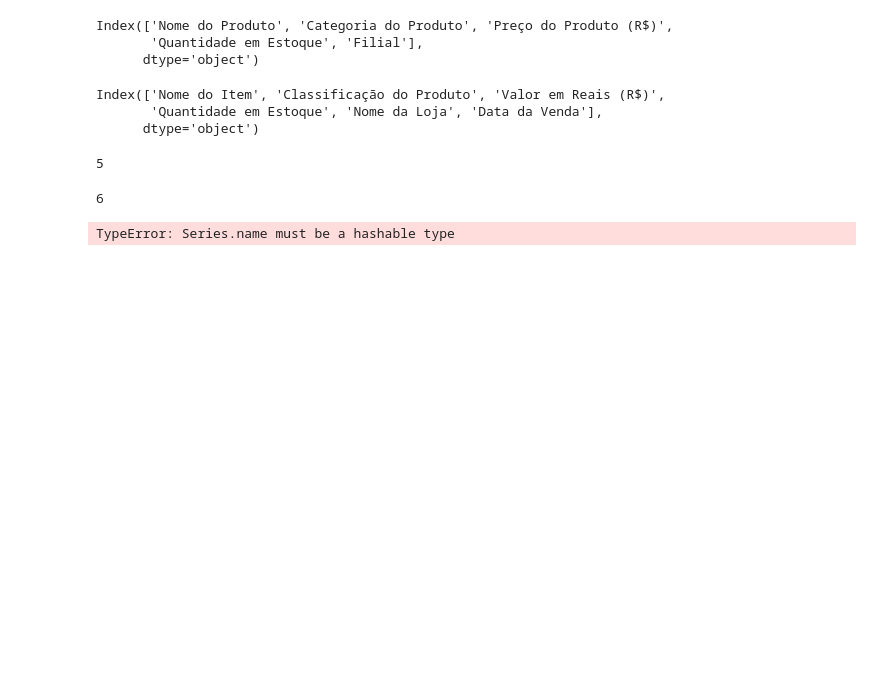
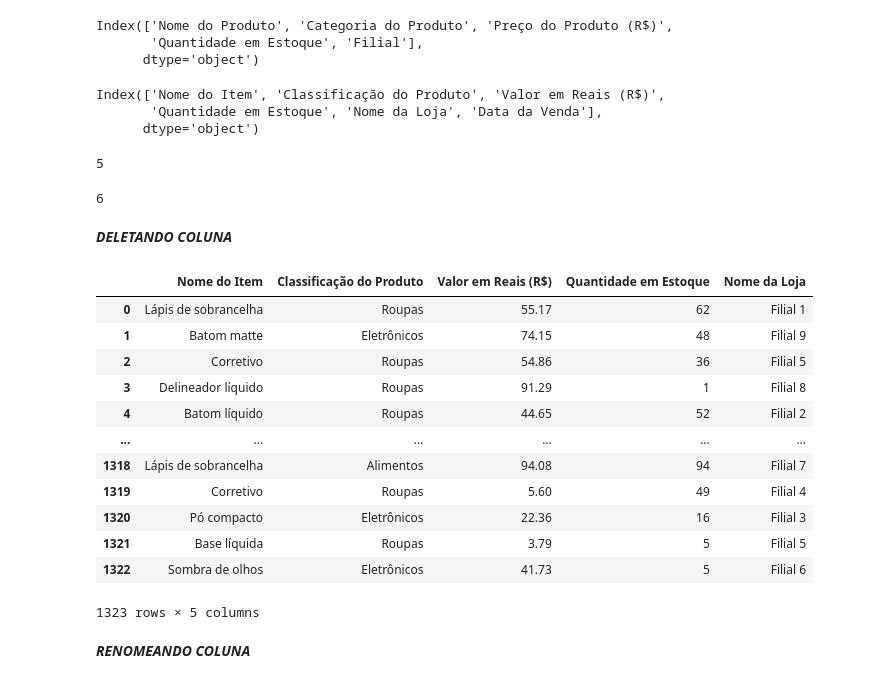
Before and after one commit to diego-ramos98/pipeline_dados, a Jupyter notebook: notebooks/exploracao.ipynb, the cells around one changed output. Cells and saved outputs as stored; diff of their text form; code cells hidden in the pictures; blank space fills up the shorter version.

```diff
--- a/notebooks/exploracao.ipynb
+++ b/notebooks/exploracao.ipynb
@@ -48,7 +50,25 @@ len(nome_colunas_json)
 len(nomes_colunas_csv)
 # %% [output]
 6
-# %%
-df_data_csv["Nome do Item"].rename(["Nome do Produto"])
-# %% [output]
-TypeError: Series.name must be a hashable type
+# %% [markdown]
+***DELETANDO COLUNA***
+# %%
+df_data_csv= df_data_csv.drop(columns=['Data da Venda'])
+# %%
+df_data_csv
+# %% [output]
+|  | Nome do Item | Classificação do Produto | Valor em Reais (R$) | Quantidade em Estoque | Nome da Loja |
+| 0 | Lápis de sobrancelha | Roupas | 55.17 | 62 | Filial 1 |
+| 1 | Batom matte | Eletrônicos | 74.15 | 48 | Filial 9 |
+| 2 | Corretivo | Roupas | 54.86 | 36 | Filial 5 |
+| 3 | Delineador líquido | Roupas | 91.29 | 1 | Filial 8 |
+| 4 | Batom líquido | Roupas | 44.65 | 52 | Filial 2 |
+| ... | ... | ... | ... | ... | ... |
+| 1318 | Lápis de sobrancelha | Alimentos | 94.08 | 94 | Filial 7 |
+| 1319 | Corretivo | Roupas | 5.60 | 49 | Filial 4 |
+| 1320 | Pó compacto | Eletrônicos | 22.36 | 16 | Filial 3 |
+| 1321 | Base líquida | Roupas | 3.79 | 5 | Filial 5 |
+| 1322 | Sombra de olhos | Eletrônicos | 41.73 | 5 | Filial 6 |
+1323 rows × 5 columns
+# %% [markdown]
+***RENOMEANDO COLUNA***
```
Also changed, not shown: parts of 15 cells of this notebook.
